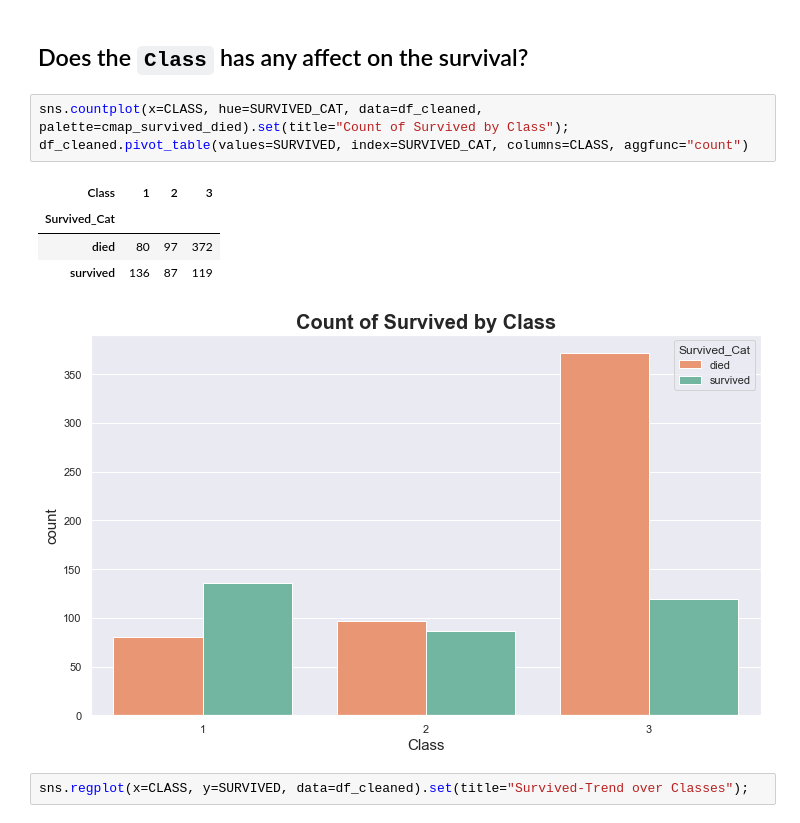
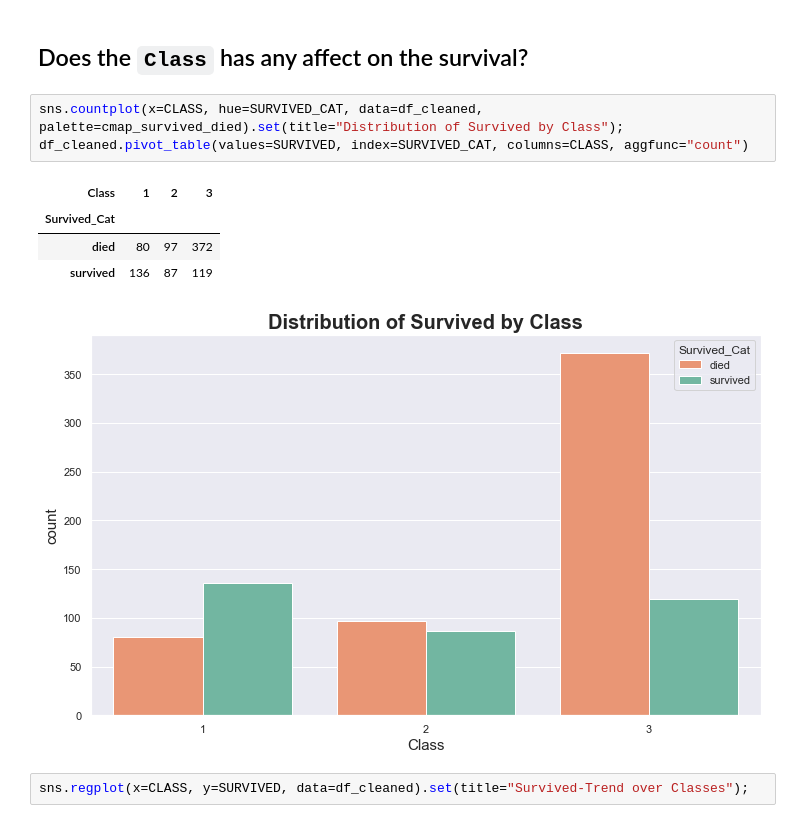
Before and after one commit to enricogoerlitz/Data-Analysis, a Jupyter notebook: 01_Titanic_Hello_World/notebook/notebook1.ipynb, the cells around one changed output. Saved outputs shown, nothing was run; the diff lists cells and outputs as text.

```diff
--- a/01_Titanic_Hello_World/notebook/notebook1.ipynb
+++ b/01_Titanic_Hello_World/notebook/notebook1.ipynb
@@ -649,14 +649,14 @@ df_survived_person_class_pvt.loc[1] / (df_survived_person_class_pvt.loc[0].filln
 # %% [markdown]
 ## Does the `Class` has any affect on the survival?
 # %%
-sns.countplot(x=CLASS, hue=SURVIVED_CAT, data=df_cleaned, palette=cmap_survived_died).set(title="Count of Survived by Class");
+sns.countplot(x=CLASS, hue=SURVIVED_CAT, data=df_cleaned, palette=cmap_survived_died).set(title="Distribution of Survived by Class");
 df_cleaned.pivot_table(values=SURVIVED, index=SURVIVED_CAT, columns=CLASS, aggfunc="count")
 # %% [output]
 | Class | 1 | 2 | 3 |
 | Survived_Cat |  |  |  |
 | died | 80 | 97 | 372 |
 | survived | 136 | 87 | 119 |
-[figure, old version]
+[figure, new version]
 # %%
 sns.regplot(x=CLASS, y=SURVIVED, data=df_cleaned).set(title="Survived-Trend over Classes");
 # %% [output]
```
Also changed, not shown: parts of 69 cells of this notebook, 2 other files.
